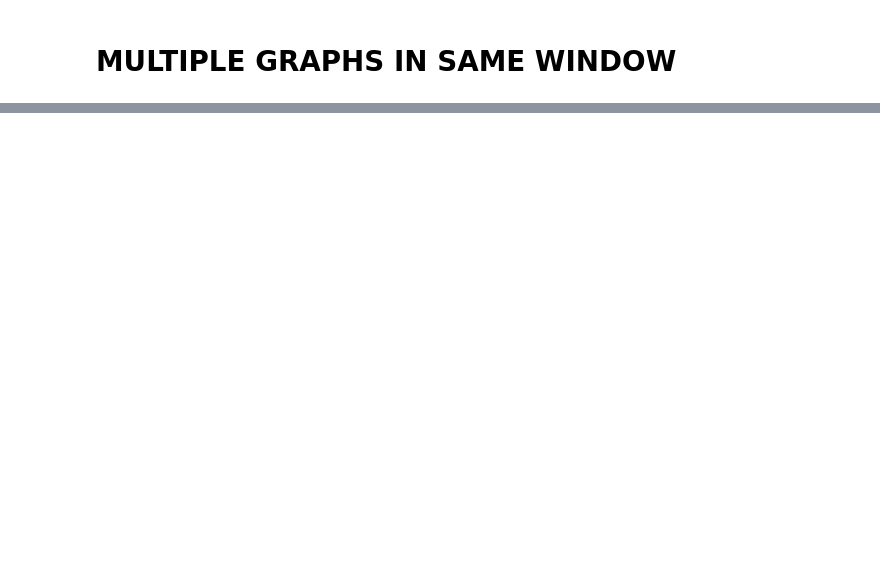
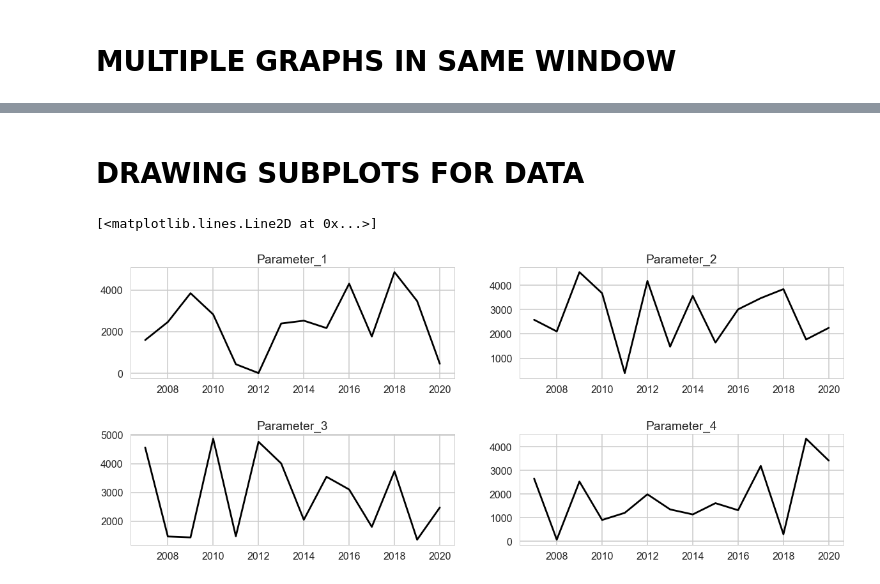
Before and after one commit to viswanath27/ml_models, a Jupyter notebook: matplotlib_demo.ipynb, the cells around one changed output, grey strips where cells are left out. Saved outputs shown, nothing was run; the diff lists cells and outputs as text; code cells hidden in the pictures; blank space fills up the shorter version.

```diff
--- a/matplotlib_demo.ipynb
+++ b/matplotlib_demo.ipynb
@@ -133,0 +134,29 @@ plt.show()
+# %% [markdown]
+
+# DRAWING SUBPLOTS FOR DATA
+# %%
+# This is just to generate a sample data for a given range, but having more that one data collection
+Parameter_1 = [random.randint(10, 5000) for iter in range(14)]
+Parameter_2 = [random.randint(10, 5000) for iter in range(14)]
+Parameter_3 = [random.randint(10, 5000) for iter in range(14)]
+Parameter_4 = [random.randint(10, 5000) for iter in range(14)]
+# This is the year in which sample is collected
+year_of_collectiontime_hrs=[2007,2008,2009,2010,2011,2012,2013,2014,2015,2016,2017,2018,2019,2020]
+
+plt.figure(figsize=(20,8))
+plt.subplots_adjust(hspace=.5)
+plt.subplot(2,2,1)
+plt.title('Parameter_1')
+plt.plot(year_of_collectiontime_hrs,Parameter_1)
+plt.subplot(2,2,2)
+plt.title('Parameter_2')
+plt.plot(year_of_collectiontime_hrs,Parameter_2)
+plt.subplot(2,2,3)
+plt.title('Parameter_3')
+plt.plot(year_of_collectiontime_hrs,Parameter_3)
+plt.subplot(2,2,4)
+plt.title('Parameter_4')
+plt.plot(year_of_collectiontime_hrs,Parameter_4)
+# %% [output]
+[<matplotlib.lines.Line2D at 0x...>]
+[figure, added]
```
Also changed, not shown: parts of 7 cells of this notebook.
